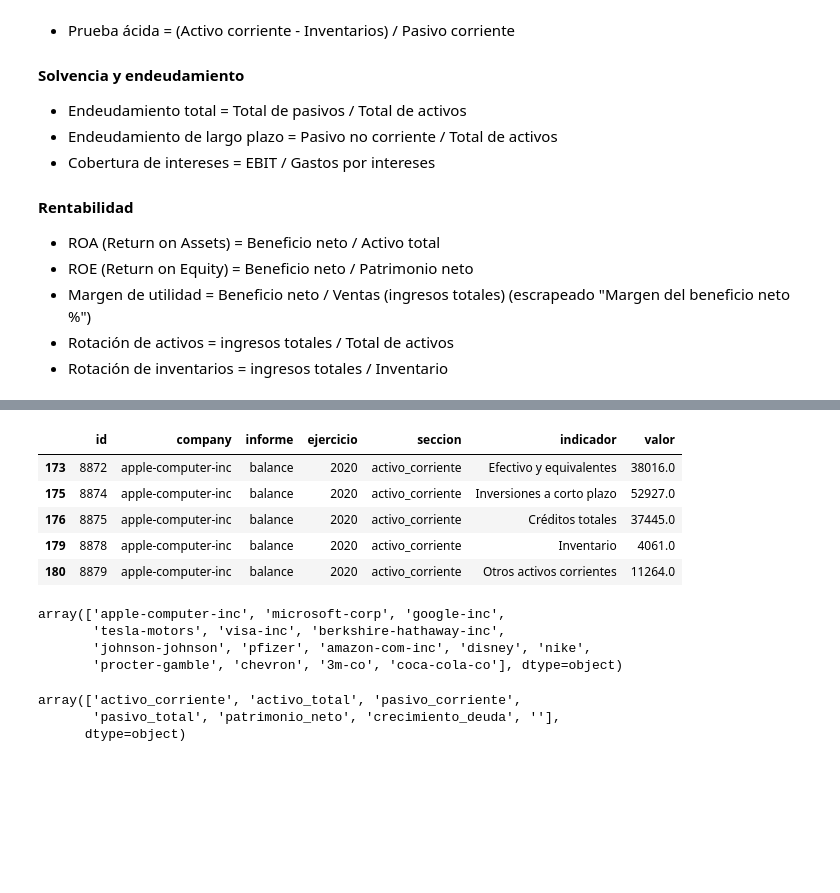
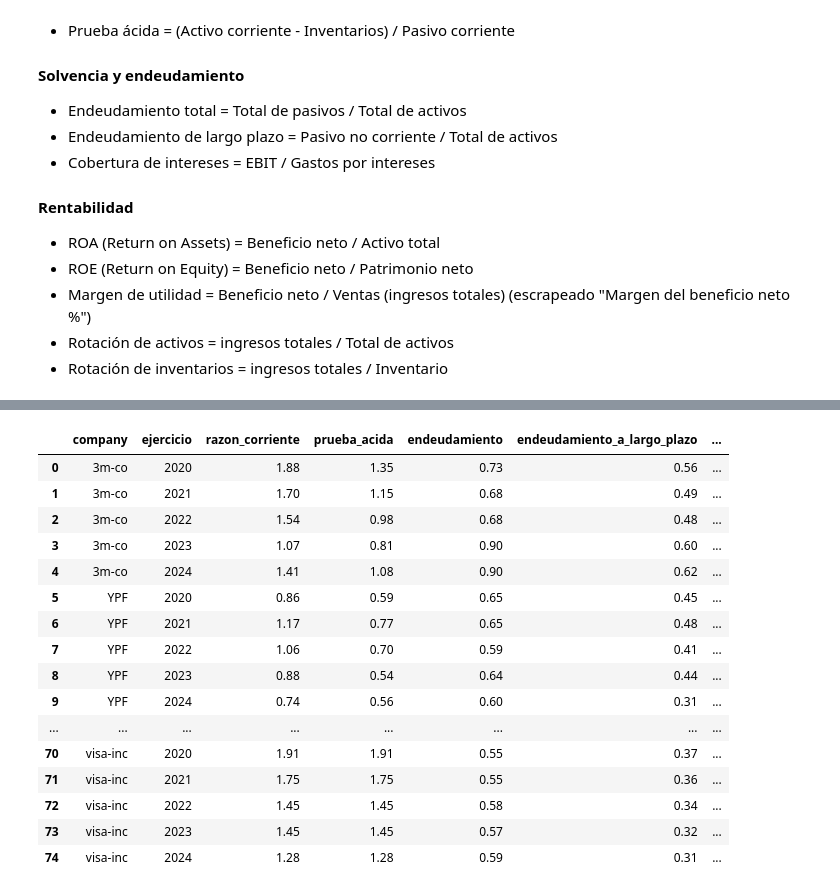
Before and after one commit to ivanjavierparra/MCD-Web-Mining, a Jupyter notebook: calculo-ratios-balance.ipynb, the cells around one changed output, grey strips where cells are left out. Drawn from its saved outputs; the diff is of its cells as text; code cells hidden in the pictures; blank space fills up the shorter version.

```diff
--- a/calculo-ratios-balance.ipynb
+++ b/calculo-ratios-balance.ipynb
@@ -137,16 +147,3 @@ data.round(2)
 |  | 2022 | 30205.0 | 55296.0 | 20853.0 | 29067.0 | ... |
 |  | 2023 | 33532.0 | 56967.0 | 23098.0 | 28668.0 | ... |
 |  | 2024 | 34033.0 | 60478.0 | 26517.0 | 28857.0 | ... |
-# %%
-df[
-  (df.indicador.isin(activo_corriente)) &
-  (df.company == "apple-computer-inc") &
-  (df.ejercicio == 2020)
-   ]
-# %% [output]
-|  | id | company | informe | ejercicio | seccion | indicador | valor |
-| 173 | 8872 | apple-computer-inc | balance | 2020 | activo_corriente | Efectivo y equivalentes | 38016.0 |
-| 175 | 8874 | apple-computer-inc | balance | 2020 | activo_corriente | Inversiones a corto plazo | 52927.0 |
-| 176 | 8875 | apple-computer-inc | balance | 2020 | activo_corriente | Créditos totales | 37445.0 |
-| 179 | 8878 | apple-computer-inc | balance | 2020 | activo_corriente | Inventario | 4061.0 |
-| 180 | 8879 | apple-computer-inc | balance | 2020 | activo_corriente | Otros activos corrientes | 11264.0 |
@@ -160,13 +150,17 @@ df[
-# %%
-df["company"].unique()
-# %% [output]
-array(['apple-computer-inc', 'microsoft-corp', 'google-inc',
-       'tesla-motors', 'visa-inc', 'berkshire-hathaway-inc',
-       'johnson-johnson', 'pfizer', 'amazon-com-inc', 'disney', 'nike',
-       'procter-gamble', 'chevron', '3m-co', 'coca-cola-co'], dtype=object)
-# %%
-df["seccion"].unique()
-# %% [output]
-array(['activo_corriente', 'activo_total', 'pasivo_corriente',
-       'pasivo_total', 'patrimonio_neto', 'crecimiento_deuda', ''],
-      dtype=object)
+# %%
+data["inventario"] = data["inventario"].fillna(0)
+data["intereses"] = data["intereses"].fillna(0)
+data["intereses"] = data["intereses"].abs()
+data["razon_corriente"] = data["activo_corriente"] / data["pasivo_corriente"]
+data["activo_total"] = data["activo_corriente"] + data["activo_no_corriente"]
+data["pasivo_total"] = data["pasivo_corriente"] + data["pasivo_no_corriente"]
+data["prueba_acida"] = (data["activo_corriente"] - data["inventario"]) / data["pasivo_corriente"]
+data["endeudamiento"] = (data["pasivo_total"]) / (data["activo_total"])
+data["endeudamiento_a_largo_plazo"] = data["pasivo_no_corriente"] / (data["activo_total"])
+data["covertura_de_intereses"] = data["EBIT"] / data["intereses"]
+data.loc[data["intereses"] == 0, "covertura_de_intereses"] = 0
+data["ROA"] = data["beneficio_neto"] / data["activo_total"]
+data["ROE"] = data["beneficio_neto"] / data["patrimonio_neto"]
+data["rotacion_activos"] = data["ingresos_totales"] / data["activo_total"]
+data["rotacion_inventario"] = data["ingresos_totales"] / data["inventario"]
+data.loc[data["inventario"] == 0, "rotacion_inventario"] = 0
@@ -172,0 +179,20 @@ array(['activo_corriente', 'activo_total', 'pasivo_corriente',
+# %%
+data[features].reset_index().round(2)
+# %% [output]
+|  | company | ejercicio | razon_corriente | prueba_acida | endeudamiento | endeudamiento_a_largo_plazo | ... |
+| 0 | 3m-co | 2020 | 1.88 | 1.35 | 0.73 | 0.56 | ... |
+| 1 | 3m-co | 2021 | 1.70 | 1.15 | 0.68 | 0.49 | ... |
+| 2 | 3m-co | 2022 | 1.54 | 0.98 | 0.68 | 0.48 | ... |
+| 3 | 3m-co | 2023 | 1.07 | 0.81 | 0.90 | 0.60 | ... |
+| 4 | 3m-co | 2024 | 1.41 | 1.08 | 0.90 | 0.62 | ... |
+| 5 | YPF | 2020 | 0.86 | 0.59 | 0.65 | 0.45 | ... |
+| 6 | YPF | 2021 | 1.17 | 0.77 | 0.65 | 0.48 | ... |
+| 7 | YPF | 2022 | 1.06 | 0.70 | 0.59 | 0.41 | ... |
+| 8 | YPF | 2023 | 0.88 | 0.54 | 0.64 | 0.44 | ... |
+| 9 | YPF | 2024 | 0.74 | 0.56 | 0.60 | 0.31 | ... |
+| ... | ... | ... | ... | ... | ... | ... | ... |
+| 70 | visa-inc | 2020 | 1.91 | 1.91 | 0.55 | 0.37 | ... |
+| 71 | visa-inc | 2021 | 1.75 | 1.75 | 0.55 | 0.36 | ... |
+| 72 | visa-inc | 2022 | 1.45 | 1.45 | 0.58 | 0.34 | ... |
+| 73 | visa-inc | 2023 | 1.45 | 1.45 | 0.57 | 0.32 | ... |
+| 74 | visa-inc | 2024 | 1.28 | 1.28 | 0.59 | 0.31 | ... |
```
Also changed, not shown: parts of 17 cells of this notebook, 2 other files.
